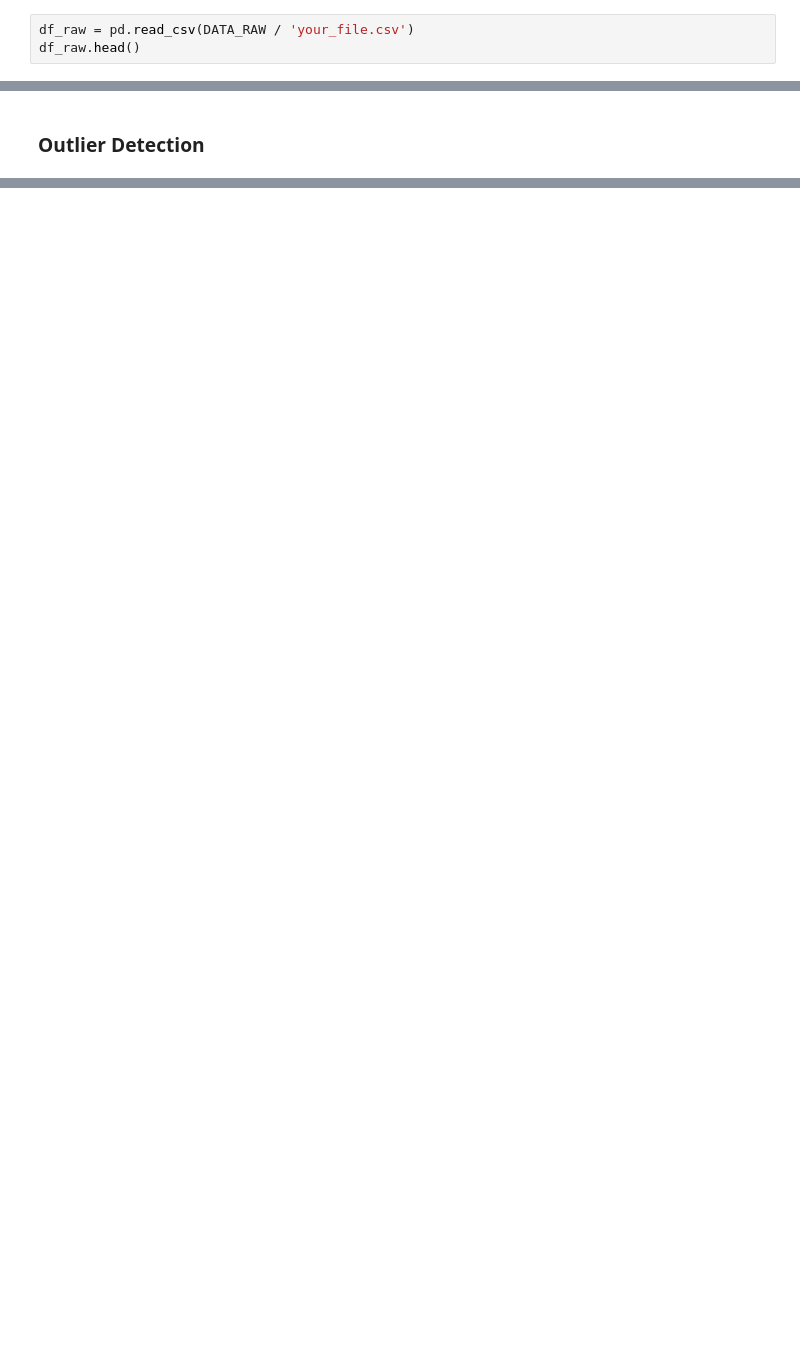
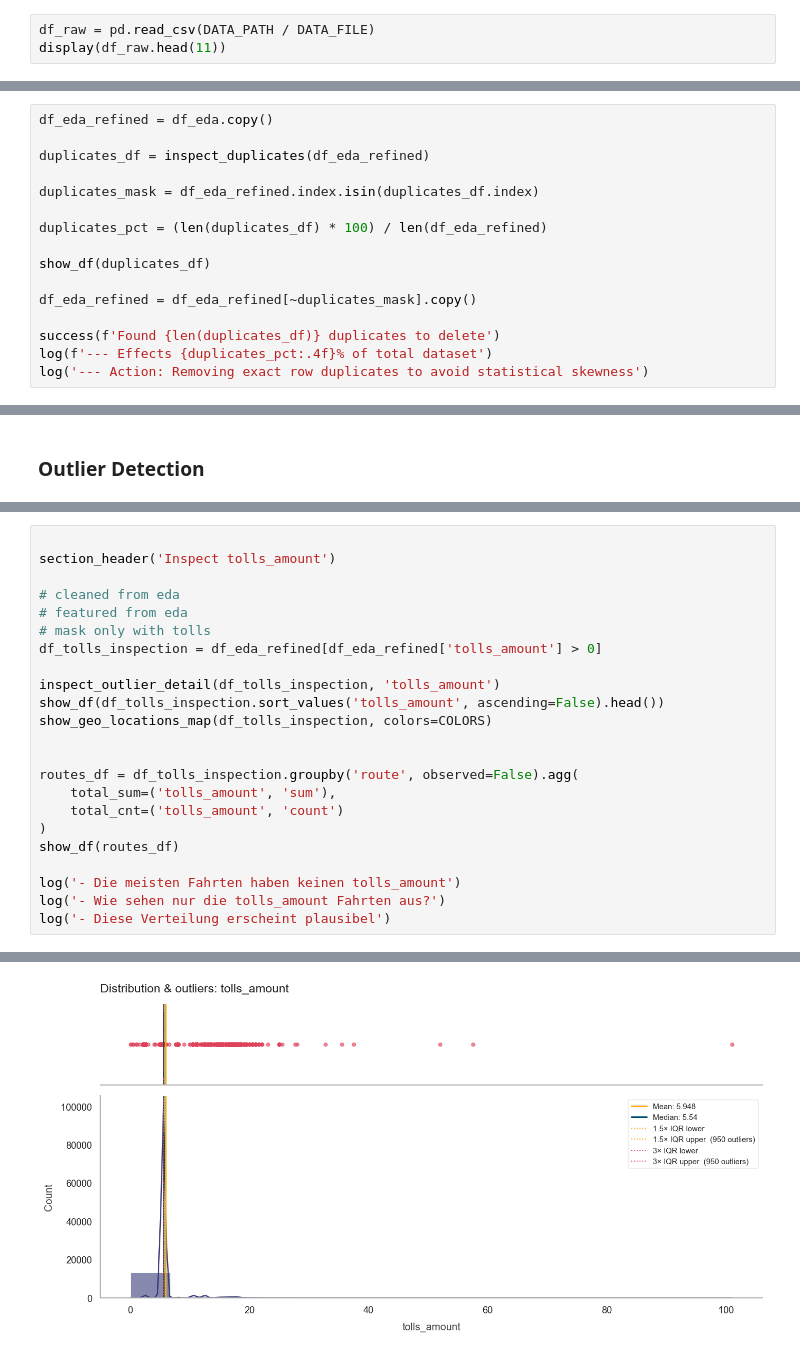
Before and after one commit to kaywiegand/nyc-taxi-routes, a Jupyter notebook: notebooks/01_exploration.ipynb, the cells around one changed output, grey strips where cells are left out. Saved outputs shown, nothing was run; the diff lists cells and outputs as text; blank space fills up the shorter version.

```diff
--- a/notebooks/01_exploration.ipynb
+++ b/notebooks/01_exploration.ipynb
@@ -35,5 +70,5 @@ DATA_RAW = Path('../data/raw')
 # %% [markdown]
 ### Data Gathering
 # %%
-df_raw = pd.read_csv(DATA_RAW / 'your_file.csv')
-df_raw.head()
+df_raw = pd.read_csv(DATA_PATH / DATA_FILE)
+display(df_raw.head(11))
@@ -59,0 +179,16 @@ inspect_missing(df_eda)
+# %%
+df_eda_refined = df_eda.copy()
+
+duplicates_df = inspect_duplicates(df_eda_refined)
+
+duplicates_mask = df_eda_refined.index.isin(duplicates_df.index)
+
+duplicates_pct = (len(duplicates_df) * 100) / len(df_eda_refined)
+
+show_df(duplicates_df)
+
+df_eda_refined = df_eda_refined[~duplicates_mask].copy()
+
+success(f'Found {len(duplicates_df)} duplicates to delete')
+log(f'--- Effects {duplicates_pct:.4f}% of total dataset')
+log('--- Action: Removing exact row duplicates to avoid statistical skewness')
@@ -99,0 +395,24 @@ inspect_outliers(df_eda)
+# %%
+
+section_header('Inspect tolls_amount')
+
+# cleaned from eda
+# featured from eda
+# mask only with tolls
+df_tolls_inspection = df_eda_refined[df_eda_refined['tolls_amount'] > 0]
+
+inspect_outlier_detail(df_tolls_inspection, 'tolls_amount')
+show_df(df_tolls_inspection.sort_values('tolls_amount', ascending=False).head())
+show_geo_locations_map(df_tolls_inspection, colors=COLORS)
+
+
+routes_df = df_tolls_inspection.groupby('route', observed=False).agg(
+    total_sum=('tolls_amount', 'sum'),
+    total_cnt=('tolls_amount', 'count')
+)
+show_df(routes_df)
+
+log('- Die meisten Fahrten haben keinen tolls_amount')
+log('- Wie sehen nur die tolls_amount Fahrten aus?')
+log('- Diese Verteilung erscheint plausibel')
+# %% [output]
@@ -99,0 +420 @@ inspect_outliers(df_eda)
+[figure, added]
```
Also changed, not shown: parts of 59 cells of this notebook, 39 other files.
